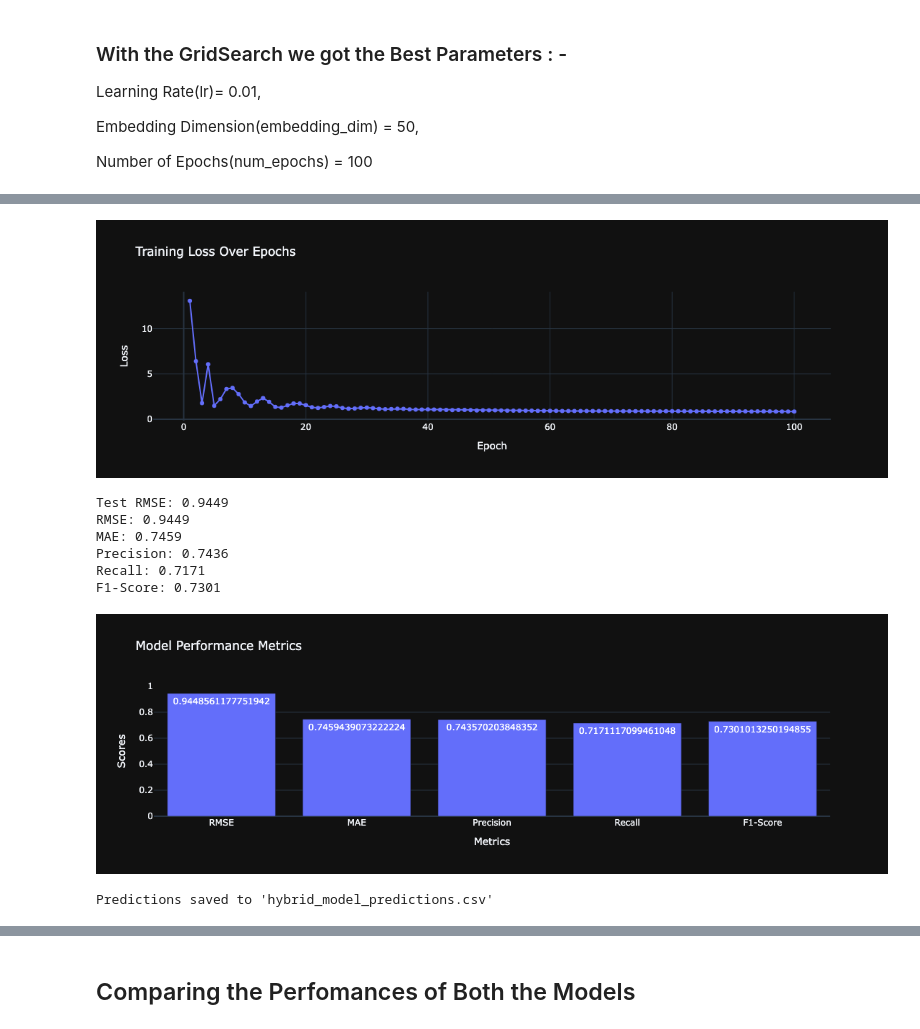
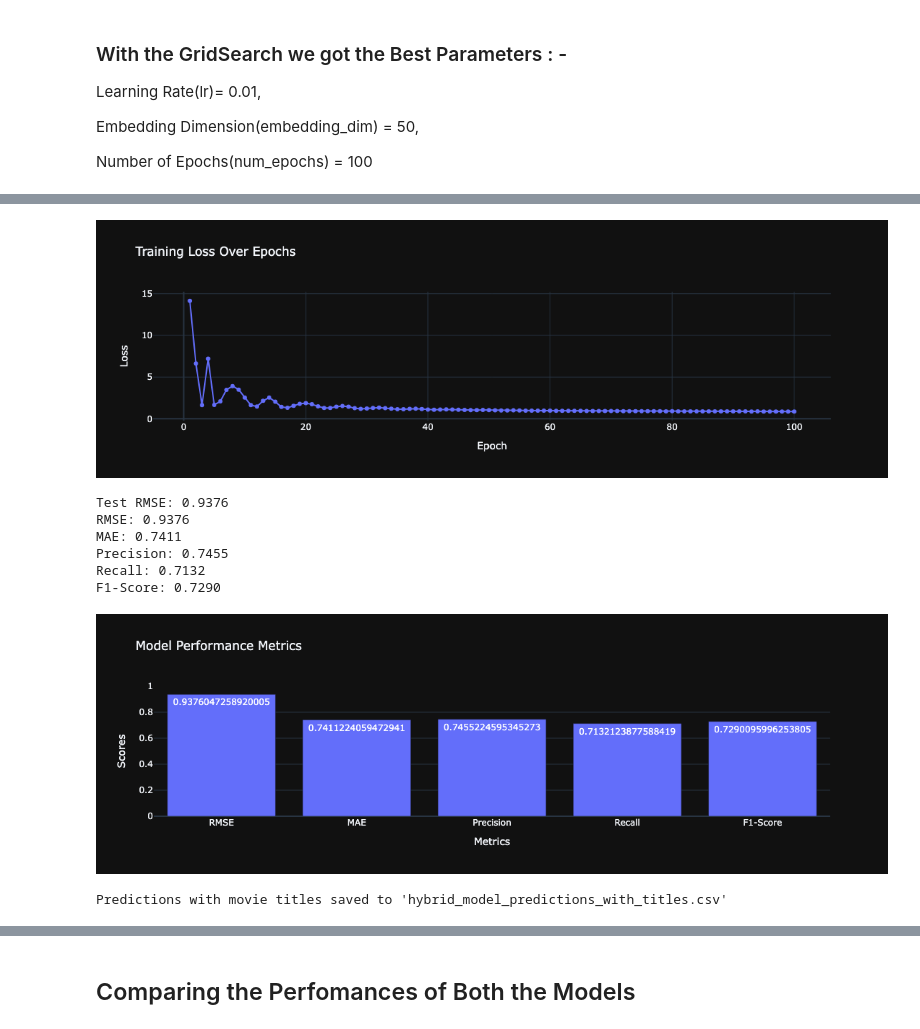
Before and after one commit to Salman-Khan-Mohammed/Final-Project, a Jupyter notebook: Code_file.ipynb, the cells around one changed output, grey strips where cells are left out. Saved outputs shown, nothing was run; the diff lists cells and outputs as text; code cells hidden in the pictures.

```diff
--- a/Code_file.ipynb
+++ b/Code_file.ipynb
@@ -1374,7 +1229,7 @@ merged_data_1.to_csv('/Users/salmanmohamm3d/Desktop/Sem 3/Social M A/Final Proje
 ### Printing the list movies without an average sentiment score (Missing Entries)
 # %%
 # Find the unique movie titles that are missing average sentiment scores
-missing_sentiment_movies = merged_data_1[merged_data_1['average_sentiment_score'].isna()]['movie_title'].unique()
+missing_sentiment_movies = merged_data_1[merged_data_1['average_sentiment_score_x'].isna()]['movie_title'].unique()
 
 # Print the list of movies without average sentiment scores or return 0 if no movies are missing sentiment scores
 if len(missing_sentiment_movies) == 0:
@@ -1703,20 +1560,28 @@ from sklearn.model_selection import train_test_split
 from torch import nn, optim
 from sklearn.metrics import mean_squared_error, mean_absolute_error, precision_recall_fscore_support
 import plotly.graph_objects as go
+import numpy as np
 
+# Load the merged dataset
+merged_data_1 = pd.read_csv('/Users/salmanmohamm3d/Desktop/Sem 3/Social M A/Final Project/merged_data_1.csv')
 # Convert genres to a single categorical feature
-genre_columns = ['Action', 'Adventure', 'Animation', "Children's", 'Comedy', 'Crime', 'Documentary', 'Drama', 'Fantasy', 'Film-Noir', 'Horror', 'Musical', 'Mystery', 'Romance', 'Sci-Fi', 'Thriller', 'War', 'Western']
+genre_columns = ['Action', 'Adventure', 'Animation', "Children's", 'Comedy', 'Crime', 'Documentary', 'Drama',
+                 'Fantasy', 'Film-Noir', 'Horror', 'Musical', 'Mystery', 'Romance', 'Sci-Fi', 'Thriller', 'War', 'Western']
 merged_data_1['genre'] = merged_data_1[genre_columns].idxmax(axis=1)
 
 # Encode categorical variables
 merged_data_1['genre'] = merged_data_1['genre'].astype('category').cat.codes
 
+# Create a mapping for movie IDs to ensure they start from 0 and are consecutive
+movie_id_mapping = {old_id: new_id for new_id, old_id in enumerate(merged_data_1['movie_id'].unique())}
+merged_data_1['movie_id'] = merged_data_1['movie_id'].map(movie_id_mapping)
+
 # Prepare the feature matrix (X) and target vector (y)
-X = merged_data_1[['user_id', 'movie_id', 'genre', 'average_sentiment_score']]
+X = merged_data_1[['user_id', 'movie_id', 'genre', 'average_sentiment_score_x']]
 y = merged_data_1['rating']
 
 # Split the data into training and testing sets
-X_train, X_test, y_train, y_test = train_test_split(X, y, test_size=0.3, random_state=42)
+X_train, X_test, y_train, y_test = train_test_split(X, y, test_size=0.2, random_state=42)
 
 # Convert data to PyTorch tensors
 X_train_tensor = torch.tensor(X_train.values, dtype=torch.float32)
@@ -1866,23 +1731,25 @@ Epoch 100/100, Loss: 0.8472
-[figure, old version]
+[figure, new version]
-Test RMSE: 0.9449
-RMSE: 0.9449
-MAE: 0.7459
-Precision: 0.7436
-Recall: 0.7171
-F1-Score: 0.7301
+Test RMSE: 0.9376
+RMSE: 0.9376
+MAE: 0.7411
+Precision: 0.7455
+Recall: 0.7132
+F1-Score: 0.7290
 [figure]
 # %%
-# Save the predictions and actual values for comparison
+# Save the predictions, actual values, and predicted_rating for comparison
 results = pd.DataFrame({
     'user_id': X_test['user_id'],
     'movie_id': X_test['movie_id'],
     'actual_rating': y_test,
     'predicted_rating': predictions_test.cpu().numpy()
 })
-results.to_csv('hybrid_model_predictions.csv', index=False)
-print("Predictions saved to 'hybrid_model_predictions.csv'")
+
+# Save to CSV
+results.to_csv('hybrid_model_predictions_with_titles.csv', index=False)
+print("Predictions with movie titles saved to 'hybrid_model_predictions_with_titles.csv'")
 # %% [output]
-Predictions saved to 'hybrid_model_predictions.csv'
+Predictions with movie titles saved to 'hybrid_model_predictions_with_titles.csv'
 # %%
 predictions = pd.read_csv('/Users/salmanmohamm3d/Desktop/Sem 3/Social M A/Final Project/hybrid_model_predictions.csv')
 predictions.head(20)
```
Also changed, not shown: parts of 27 cells of this notebook, 2 other files.
